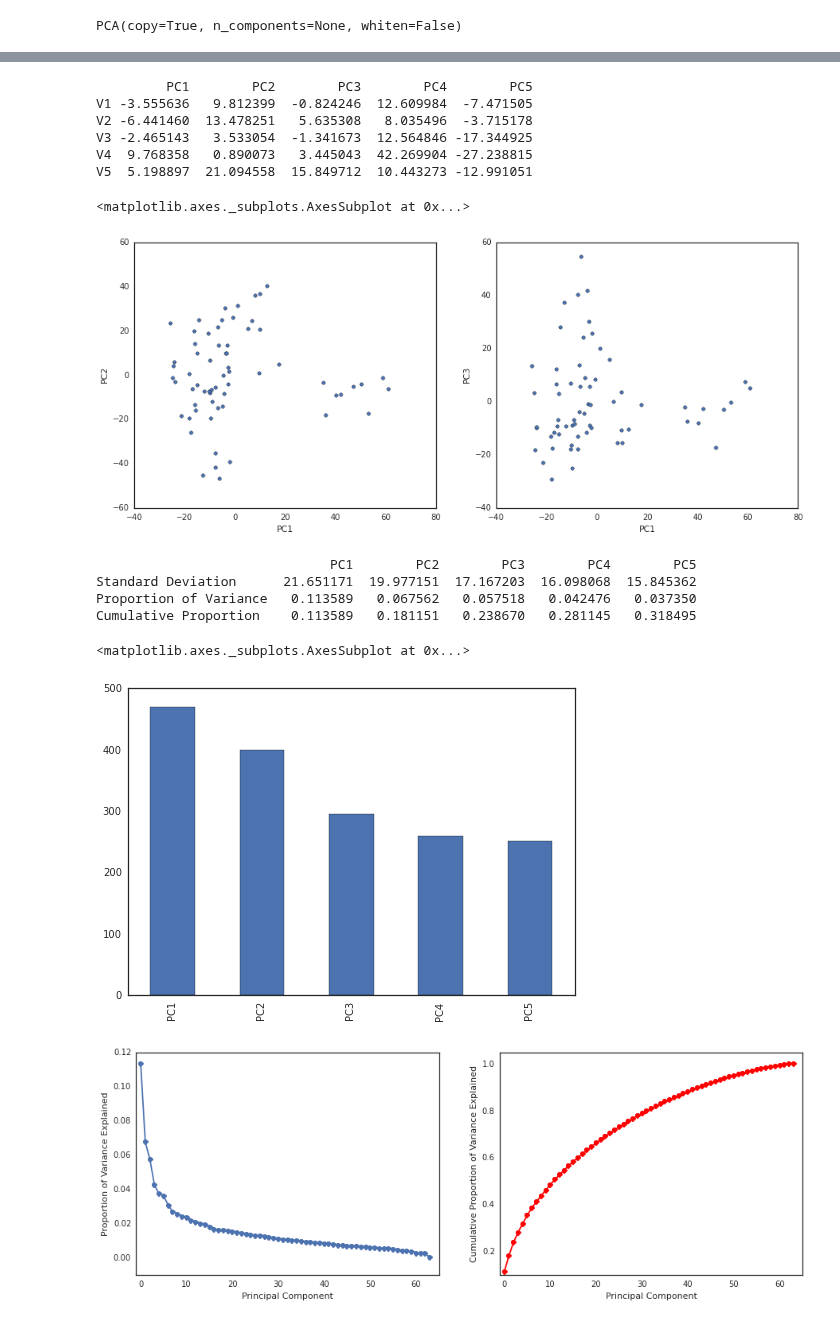
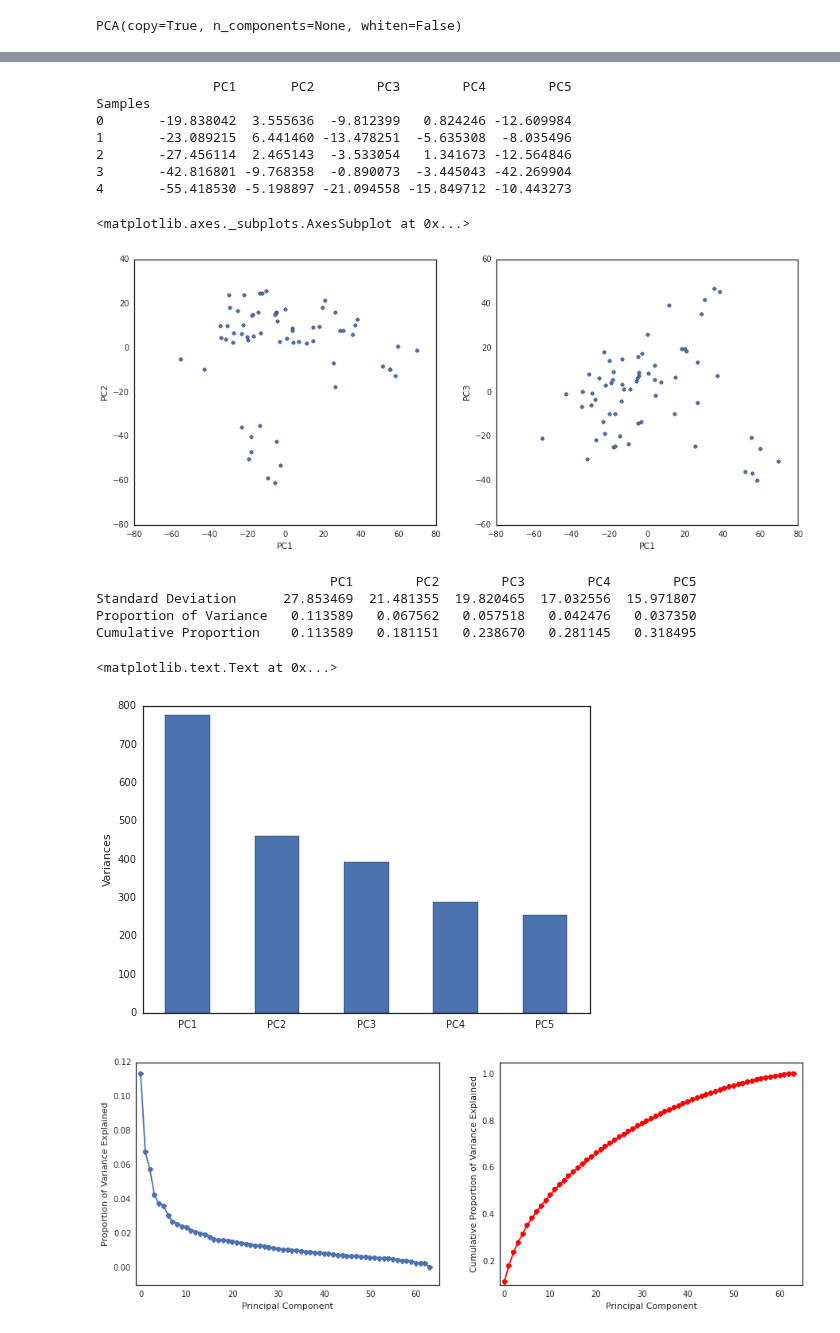
Before and after one commit to JWarmenhoven/ISLR-python, a Jupyter notebook: Chapter 10.ipynb, the cells around one changed output, grey strips where cells are left out. Drawn from its saved outputs; the diff is of its cells as text; code cells hidden in the pictures.

```diff
--- a/Chapter 10.ipynb
+++ b/Chapter 10.ipynb
@@ -239,7 +241,7 @@ ax3.set_title('Single Linkage')
 # %% [markdown]
 ### § 10.6.1 PCA
 # %%
-df2 = pd.read_csv('Data/NCI60_X.csv', index_col=0)
+df2 = pd.read_csv('Data/NCI60_X.csv').drop('Unnamed: 0', axis=1)
 df2.info()
 # %% [output]
 <class 'pandas.core.frame.DataFrame'>
@@ -250,2 +261,5 @@ memory usage: 3.3+ MB
 # %%
 X = pd.DataFrame(scale(df2), index=df2.index, columns=df2.columns)
+X.columns.name='Gene expressions'
+X.index.name='Samples'
+X.iloc[:5,:5]
@@ -255,4 +277,8 @@ pca2.fit(X)
 # %% [output]
 PCA(copy=True, n_components=None, whiten=False)
 # %%
-pca_loadings2 = pd.DataFrame(pca2.components_.T, index=df2.columns)
+pca_loadings2 = pd.DataFrame(pca2.components_.T, index=df2.columns, columns=np.arange(1,65))
+pca_loadings2.columns.name = 'Gene expressions'
+pca_loadings2.index.name = 'Samples'
+print(pca_loadings2.shape)
+pca_loadings2.iloc[:5,:5]
@@ -259,17 +294,18 @@ pca_loadings2 = pd.DataFrame(pca2.components_.T, index=df2.columns)
 # %%
-df2_plot = pd.concat([(X*-pca_loadings2[1]).sum(axis=1),
-                      (X*-pca_loadings2[2]).sum(axis=1),
-                      (X*-pca_loadings2[3]).sum(axis=1),
-                      (X*-pca_loadings2[4]).sum(axis=1),
-                      (X*-pca_loadings2[5]).sum(axis=1)], axis=1, keys=['PC1', 'PC2', 'PC3', 'PC4', 'PC5'])
+df2_plot = pd.concat([(X*pca_loadings2[1]).sum(axis=1),
+                      (X*pca_loadings2[2]).sum(axis=1),
+                      (X*pca_loadings2[3]).sum(axis=1),
+                      (X*pca_loadings2[4]).sum(axis=1),
+                      (X*pca_loadings2[5]).sum(axis=1)], axis=1, keys=['PC1', 'PC2', 'PC3', 'PC4', 'PC5'])
 df2_plot.head()
 # %% [output]
-         PC1        PC2        PC3        PC4        PC5
-V1 -3.555636   9.812399  -0.824246  12.609984  -7.471505
-V2 -6.441460  13.478251   5.635308   8.035496  -3.715178
-V3 -2.465143   3.533054  -1.341673  12.564846 -17.344925
-V4  9.768358   0.890073   3.445043  42.269904 -27.238815
-V5  5.198897  21.094558  15.849712  10.443273 -12.991051
+               PC1       PC2        PC3        PC4        PC5
+Samples
+0       -19.838042  3.555636  -9.812399   0.824246 -12.609984
+1       -23.089215  6.441460 -13.478251  -5.635308  -8.035496
+2       -27.456114  2.465143  -3.533054   1.341673 -12.564846
+3       -42.816801 -9.768358  -0.890073  -3.445043 -42.269904
+4       -55.418530 -5.198897 -21.094558 -15.849712 -10.443273
 # %%
 fig, (ax1, ax2) = plt.subplots(1,2, figsize=(15,6))
 
@@ -277,23 +313,24 @@ df2_plot.plot(x='PC1', y='PC2', kind='scatter', ax=ax1)
 df2_plot.plot(x='PC1', y='PC3', kind='scatter', ax=ax2)
 # %% [output]
 <matplotlib.axes._subplots.AxesSubplot at 0x...>
-[figure, old version]
+[figure, new version]
 # %%
-pd.DataFrame([df2_plot.std(axis=0).as_matrix(),
+pd.DataFrame([df2_plot.std(axis=0, ddof=0).as_matrix(),
               pca2.explained_variance_ratio_[:5],
               np.cumsum(pca2.explained_variance_ratio_[:5])],
              index=['Standard Deviation', 'Proportion of Variance', 'Cumulative Proportion'],
              columns=df2_plot.columns)
 # %% [output]
                               PC1        PC2        PC3        PC4        PC5
-Standard Deviation      21.651171  19.977151  17.167203  16.098068  15.845362
+Standard Deviation      27.853469  21.481355  19.820465  17.032556  15.971807
 Proportion of Variance   0.113589   0.067562   0.057518   0.042476   0.037350
 Cumulative Proportion    0.113589   0.181151   0.238670   0.281145   0.318495
 # %%
-df2_plot.var(axis=0)[:10].plot(kind='bar')
+df2_plot.var(axis=0, ddof=0)[:10].plot(kind='bar', rot=0)
+plt.ylabel('Variances')
 # %% [output]
-<matplotlib.axes._subplots.AxesSubplot at 0x...>
+<matplotlib.text.Text at 0x...>
-[figure, old version]
+[figure, new version]
 # %%
 fig , (ax1,ax2) = plt.subplots(1,2, figsize=(15,5))
 
```
Also changed, not shown: parts of 19 cells of this notebook.
